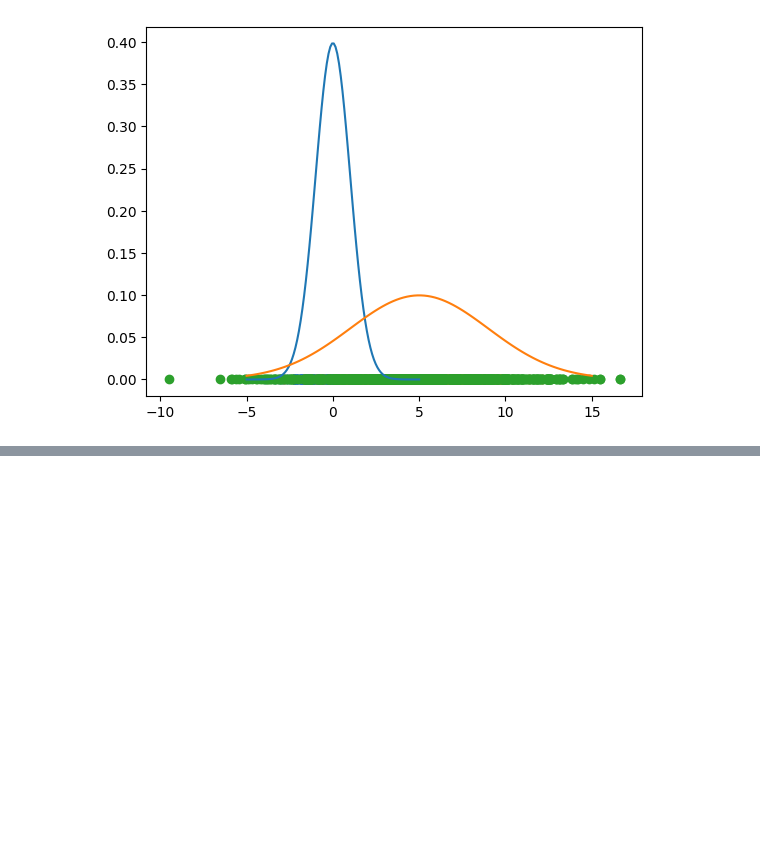
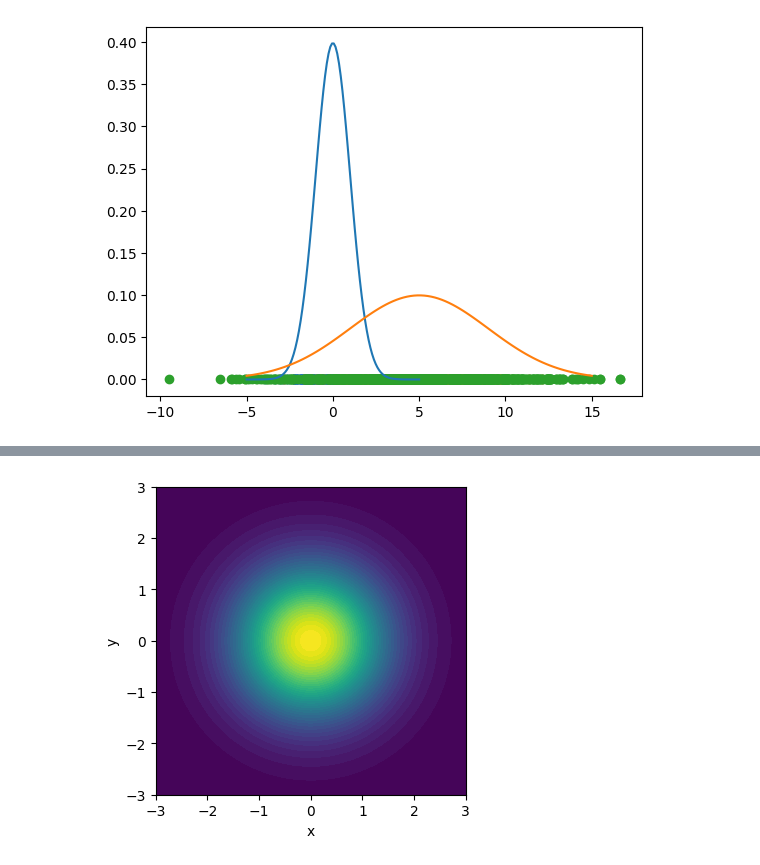
Before and after one commit to tayfununal/PyTorch, a Jupyter notebook: normal_dist_calisma_1.ipynb, the cells around one changed output, grey strips where cells are left out. Drawn from its saved outputs; the diff is of its cells as text; code cells hidden in the pictures; blank space fills up the shorter version.

```diff
--- a/normal_dist_calisma_1.ipynb
+++ b/normal_dist_calisma_1.ipynb
@@ -135,0 +136,9 @@ plt.show()
+# %%
+plt.figure(figsize=(4, 4))
+# Plot the contour plot
+plt.contourf(X, Y, Z, 50)
+plt.xlabel('x')
+plt.ylabel('y')
+plt.show()
+# %% [output]
+[figure, added]
```
Also changed, not shown: parts of 2 cells of this notebook.
